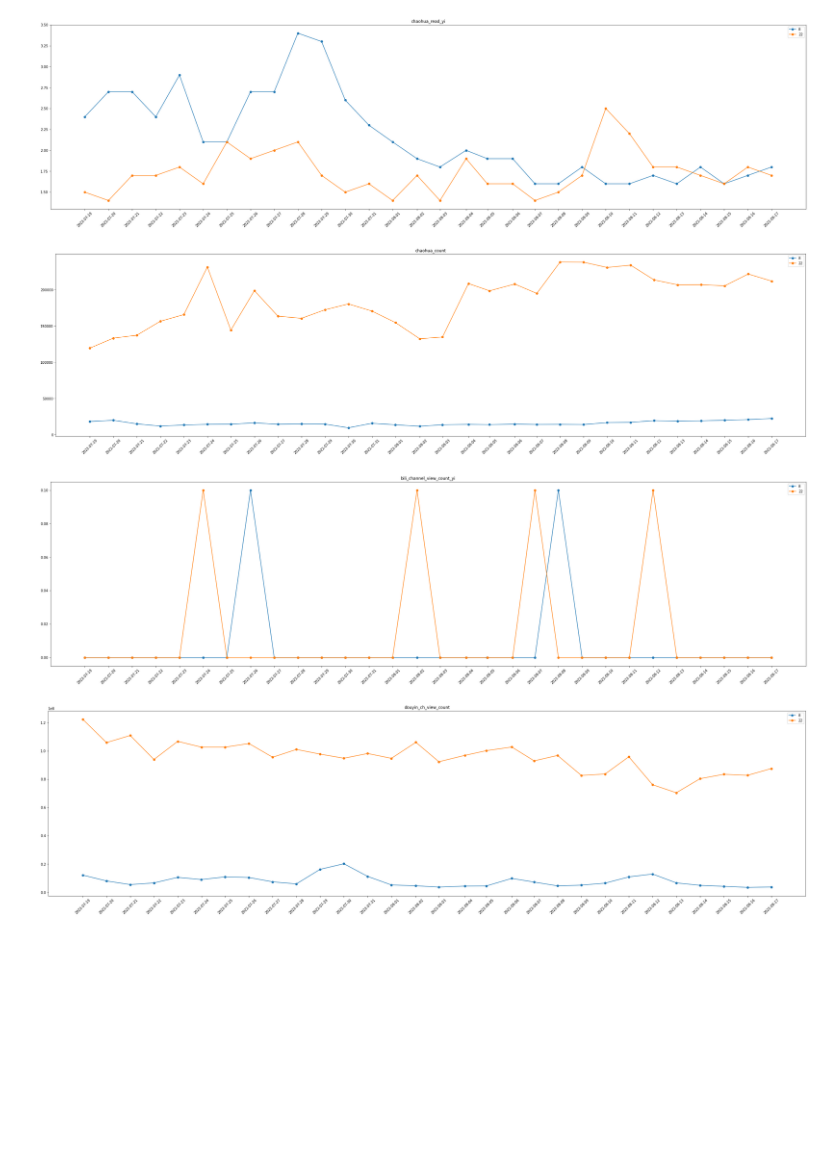
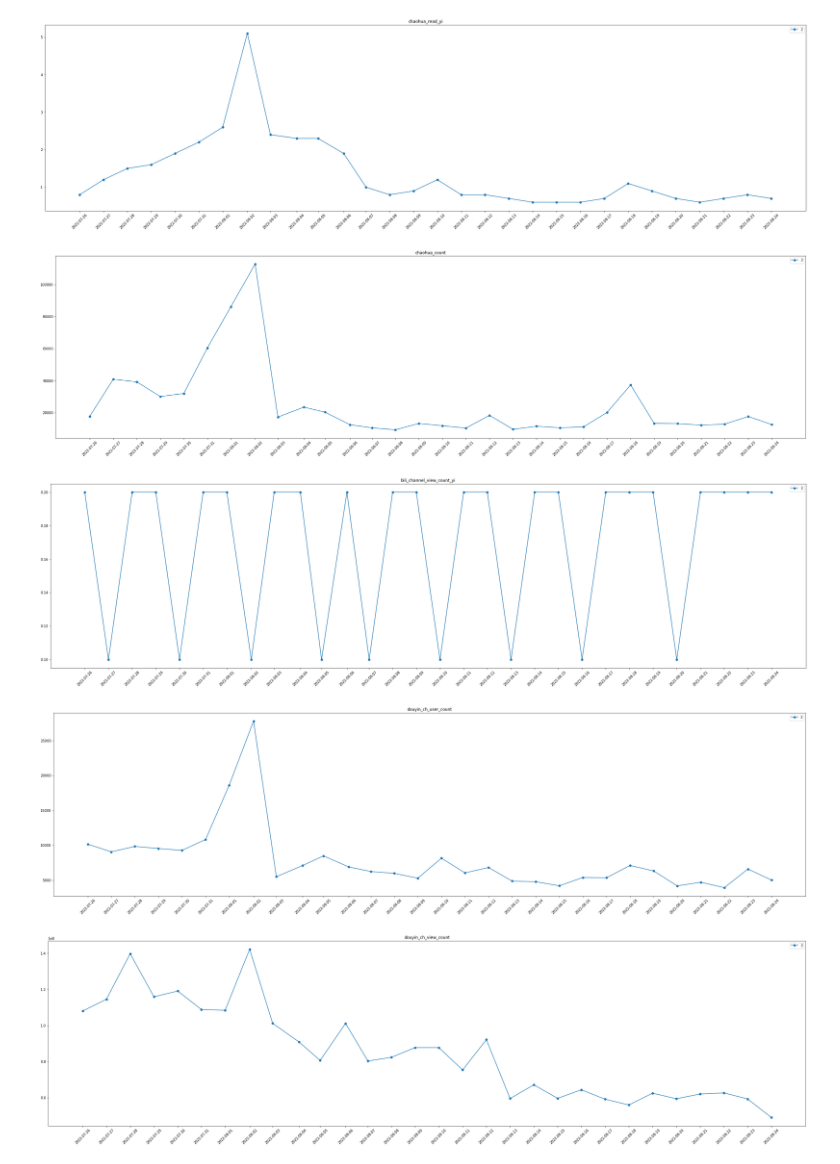
Before and after one commit to siyinghan/programming-learning, a Jupyter notebook: anki/jupyter/table.ipynb, the cells around one changed output. Drawn from its saved outputs; the diff is of its cells as text; code cells hidden in the pictures; blank space fills up the shorter version.

```diff
--- a/anki/jupyter/table.ipynb
+++ b/anki/jupyter/table.ipynb
@@ -15,7 +15,12 @@ class DataExtrator:
         )
         self.mycursor = self.mydb.cursor()
 
-    def getSqlInfo(self, name_id):
+    def getRequestInfo(self):
+        sqlStr = "select name_id, name from request_info"
+        self.mycursor.execute(sqlStr)
+        return pd.DataFrame(self.mycursor.fetchall(), columns=['name_id', 'name'])
+
+    def getWebInfo(self, name_id):
         columnsName = ['name_id', 'create_time', 'weibo_follower', 'chaohua_read_yi', 'chaohua_count',
                        'bili_channel_view_count_yi', 'bili_channel_feature_count', 'douyin_ch_user_count', 'douyin_ch_view_count']
         sqlStr = f"select name_id, create_time, weibo_follower, chaohua_read_yi, chaohua_count, bili_channel_view_count_yi, bili_channel_feature_count, douyin_ch_user_count, douyin_ch_view_count from web_data where name_id = {name_id}"
@@ -24,9 +32,9 @@ class DataExtrator:
 # %%
-def dataPlotter(accounts=[8, 22], data_name='weibo_follower'):
+def dataPlotter(accounts=[1], data_name='weibo_follower'):
     plt.figure(figsize=(40, 10))
     extractor = DataExtrator()
     for account in accounts:
-        accountData = extractor.getSqlInfo(account)
+        accountData = extractor.getWebInfo(account)
         diff = np.concatenate([[None], np.diff(accountData[data_name])])
         plt.plot(accountData['create_time'][-30:],
                  diff[-30:], '-o', label=account)
@@ -38,5 +46,6 @@ dataPlotter(data_name='weibo_follower')
 dataPlotter(data_name='chaohua_read_yi')
 dataPlotter(data_name='chaohua_count')
 dataPlotter(data_name='bili_channel_view_count_yi')
+dataPlotter(data_name='douyin_ch_user_count')
 dataPlotter(data_name='douyin_ch_view_count')
 # %% [output]
@@ -44,4 +53,5 @@ dataPlotter(data_name='douyin_ch_view_count')
-[figure, old version]
+[figure, new version]
-[figure, old version]
+[figure, new version]
-[figure, old version]
+[figure, new version]
-[figure, old version]
+[figure, new version]
+[figure, added]
```
Also changed, not shown: parts of 2 cells of this notebook.
